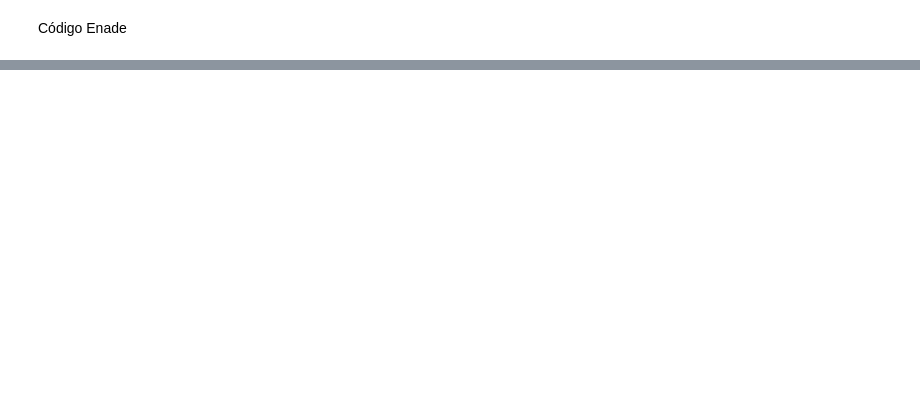
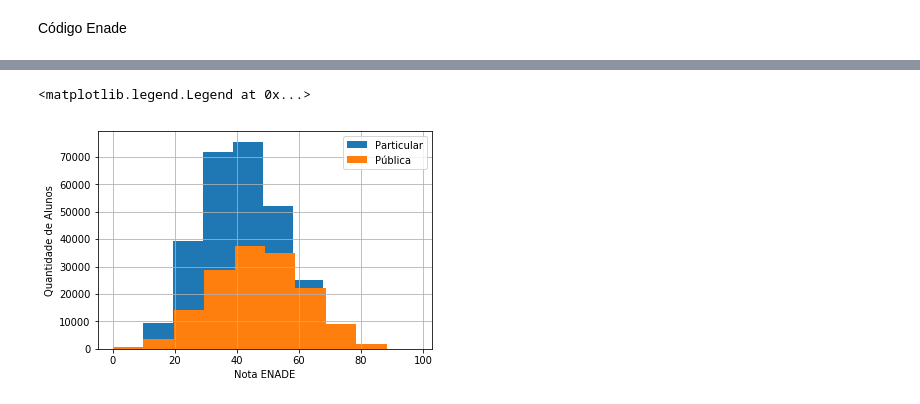
Before and after one commit to robertcristianoo/Top.-IC, a Jupyter notebook: Trabalho Intermediário/enade.ipynb, the cells around one changed output, grey strips where cells are left out. Drawn from its saved outputs; the diff is of its cells as text; code cells hidden in the pictures; blank space fills up the shorter version.

```diff
--- a/Trabalho Intermediário/enade.ipynb
+++ b/Trabalho Intermediário/enade.ipynb
@@ -74,6 +87,7 @@ tabela['QE_I17'] = tabela['QE_I17'].map({'A': 1, 'B': 2, 'C': 3, 'D': 4,'E': 5,
 # %%
 federal = tabela[tabela['CO_CATEGAD'] == 1]
 estadual = tabela[tabela['CO_CATEGAD'] == 2]
+publica = tabela.loc[(tabela['CO_CATEGAD'] == 1) | (tabela['CO_CATEGAD'] == 2)]
 particular = tabela.loc[(tabela['CO_CATEGAD'] == 4) | (tabela['CO_CATEGAD'] == 5)]
 # %%
 federal.NT_GER.loc[federal.CO_CATEGAD == 1].hist(label = "Federais")
@@ -88,0 +103,11 @@ plt.legend()
+# %%
+particular.NT_GER.loc[(particular.CO_CATEGAD == 4) | (particular.CO_CATEGAD == 5)].hist(label = "Particular")
+publica.NT_GER.loc[(publica.CO_CATEGAD == 1) | (publica.CO_CATEGAD == 2)].hist(label = "Pública")
+
+
+plt.xlabel("Nota ENADE")
+plt.ylabel("Quantidade de Alunos")
+plt.legend()
+# %% [output]
+<matplotlib.legend.Legend at 0x...>
+[figure, added]
```
Also changed, not shown: parts of 4 cells of this notebook.
